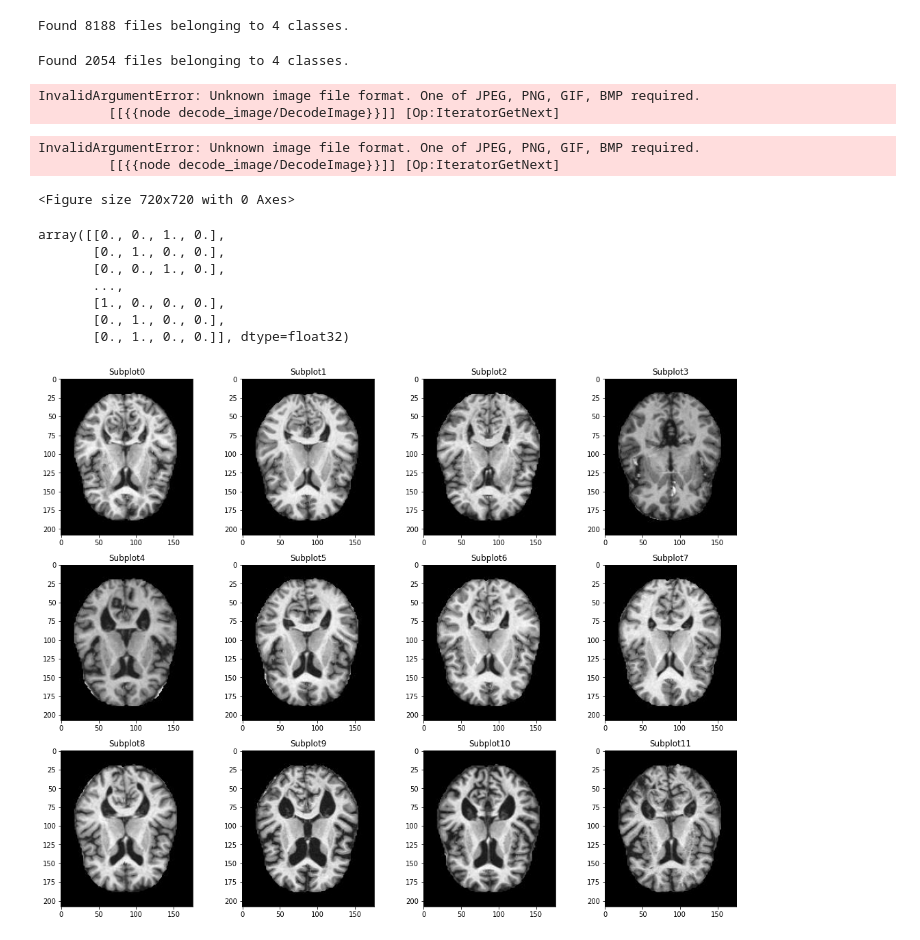
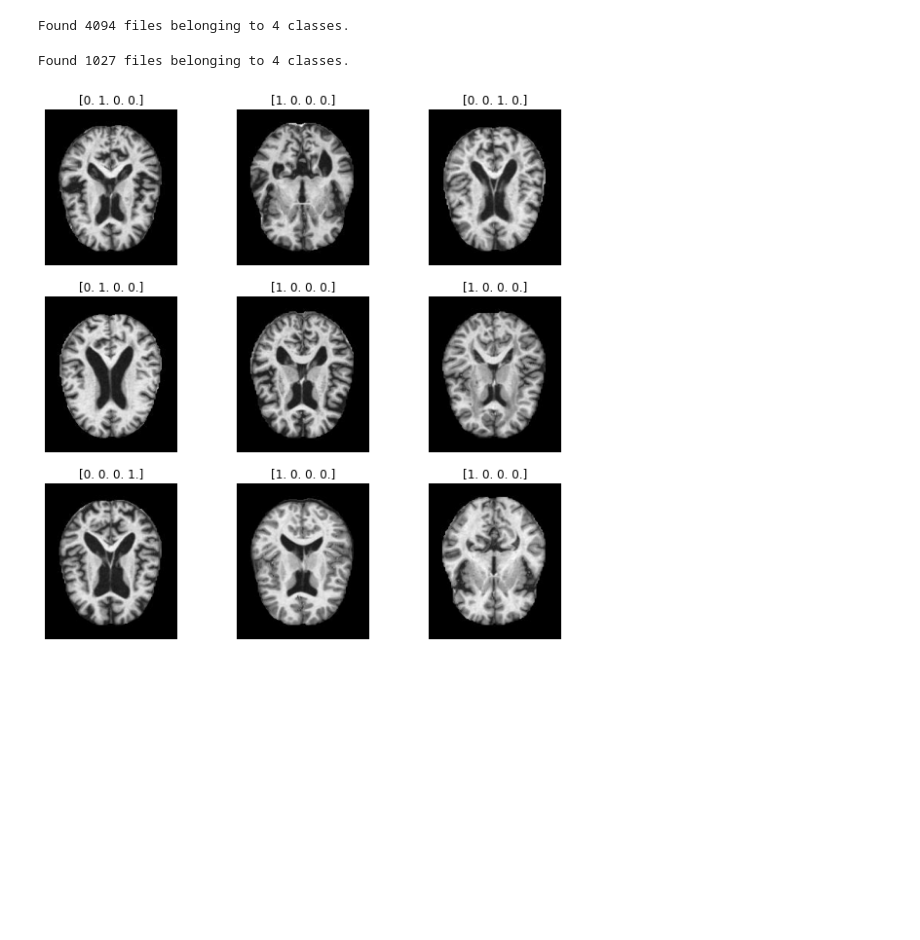
Before and after one commit to robert-kloepsch/alzheimer-classification, a Jupyter notebook: python/model_cnn_005_set2_multi.ipynb, the cells around one changed output. Saved outputs shown, nothing was run; the diff lists cells and outputs as text; code cells hidden in the pictures; blank space fills up the shorter version.

```diff
--- a/python/model_cnn_005_set2_multi.ipynb
+++ b/python/model_cnn_005_set2_multi.ipynb
@@ -21,32 +21,33 @@ from sklearn.multiclass import OneVsRestClassifier
 from roc_multiclass import roc_multiclass
 from precision_recall_multiclass import precision_recall_multiclass
 # %%
-PATH = "F:\\MRI_class\\data\\Alzheimer_Dataset2\\train"
+# load dataset from drive
+PATH = "F:\\MRI_class\\data\\Alzheimer_s Dataset\\train"
 IMAGE_SIZE = (208, 176)
-train_ds = image_dataset_from_directory(PATH, seed=1, shuffle=True, image_size=IMAGE_SIZE)
+train_ds = image_dataset_from_directory(PATH, seed=1, shuffle=True, image_size=IMAGE_SIZE, batch_size=32)
+
+# one hot encode the labels to fit into the cnn layers
+train_ds = train_ds.map(lambda x, y: (x, tf.one_hot(y, depth=4)))
 # %% [output]
-Found 8188 files belonging to 4 classes.
+Found 4094 files belonging to 4 classes.
 # %%
-PATH = "F:\\MRI_class\\data\\Alzheimer_Dataset2\\validation"
+# load dataset from drive
+PATH = "F:\\MRI_class\\data\\Alzheimer_s Dataset\\validation"
 IMAGE_SIZE = (208, 176)
-val_ds = image_dataset_from_directory(PATH, seed=1, shuffle=True, image_size=IMAGE_SIZE)
+val_ds = image_dataset_from_directory(PATH, seed=1, shuffle=True, image_size=IMAGE_SIZE, batch_size=32)
+
+# one hot encode the labels to fit into the cnn layers
+val_ds = val_ds.map(lambda x, y: (x, tf.one_hot(y, depth=4)))
 # %% [output]
-Found 2054 files belonging to 4 classes.
+Found 1027 files belonging to 4 classes.
-# %%
-for img,lable in train_ds.take(1):
-    plt.imshow(img[0].numpy().astype("uint8"))
-# %% [output]
-InvalidArgumentError: Unknown image file format. One of JPEG, PNG, GIF, BMP required.
-         [[{{node decode_image/DecodeImage}}]] [Op:IteratorGetNext]
 # %%
+# plot some example images from loaded set
 plt.figure(figsize=(10, 10))
 for images, labels in train_ds.take(1):
   for i in range(9):
     ax = plt.subplot(3, 3, i + 1)
     plt.imshow(images[i].numpy().astype("uint8"))
-    plt.title(class_names[labels[i]])
+    plt.title([labels[i].numpy()][0])
     plt.axis("off")
 # %% [output]
-InvalidArgumentError: Unknown image file format. One of JPEG, PNG, GIF, BMP required.
-         [[{{node decode_image/DecodeImage}}]] [Op:IteratorGetNext]
-<Figure size 720x720 with 0 Axes>
+[figure, added]
@@ -61,10 +53,0 @@ X_val, y_val = shuffle(val_images, target_val, random_state=10)
-# %%
-y_val
-# %% [output]
-array([[0., 0., 1., 0.],
-       [0., 1., 0., 0.],
-       [0., 0., 1., 0.],
-       ...,
-       [1., 0., 0., 0.],
-       [0., 1., 0., 0.],
-       [0., 1., 0., 0.]], dtype=float32)
@@ -74,23 +54,3 @@ val_set = tf.data.Dataset.from_tensor_slices((X_val, y_val))
-# %%
-#visualization of couple brains
-cols= 4
-rows = 4
-axes = []
-width = 1000
-height = 1000
-
-fig = plt.figure(figsize=(15, 15))
-
-for a in range(0,12):
-    b = val_images[a].astype('uint8')
-    axes.append( fig.add_subplot(rows, cols, a+1) )
-    subplot_title=("Subplot"+str(a))
-    axes[-1].set_title(subplot_title)
-    plt.imshow(b,cmap="gray")
-fig.tight_layout()
-plt.show()
-# %% [output]
-[figure, removed]
 # %%
 #iniziating model architecture
 model = models.Sequential()
```
Also changed, not shown: parts of 14 cells of this notebook.
